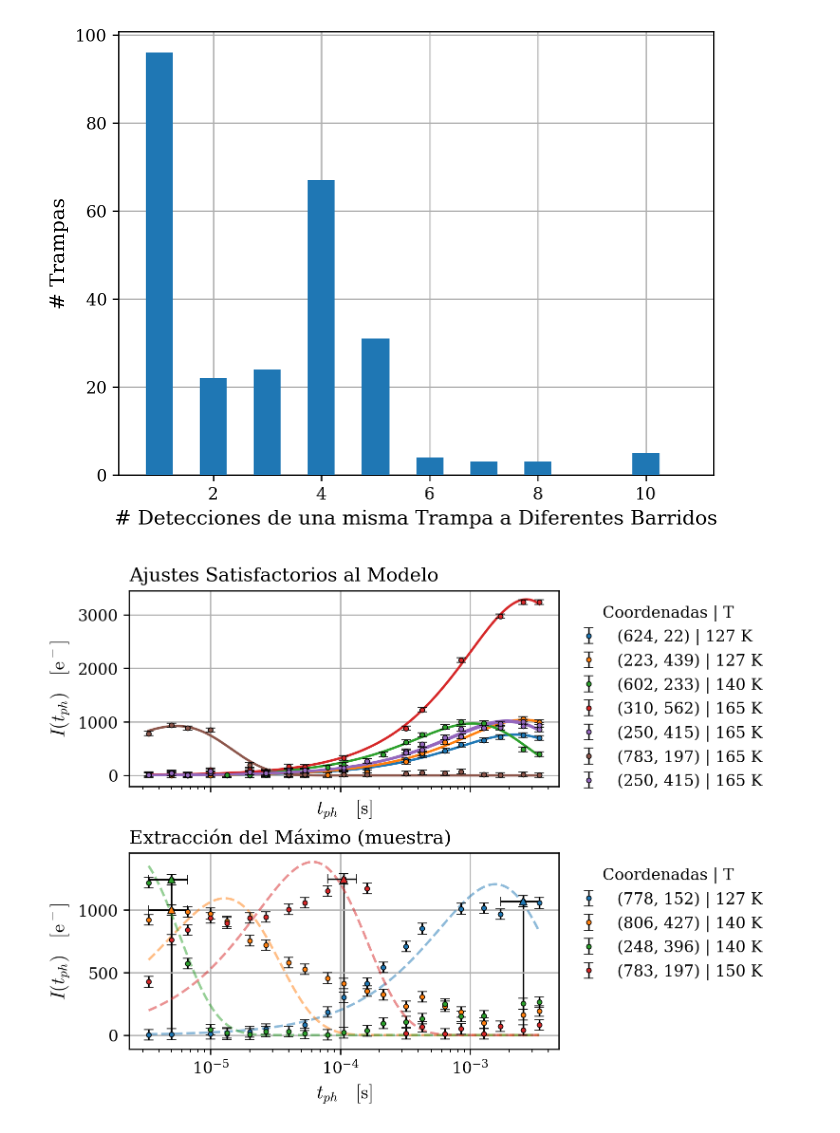
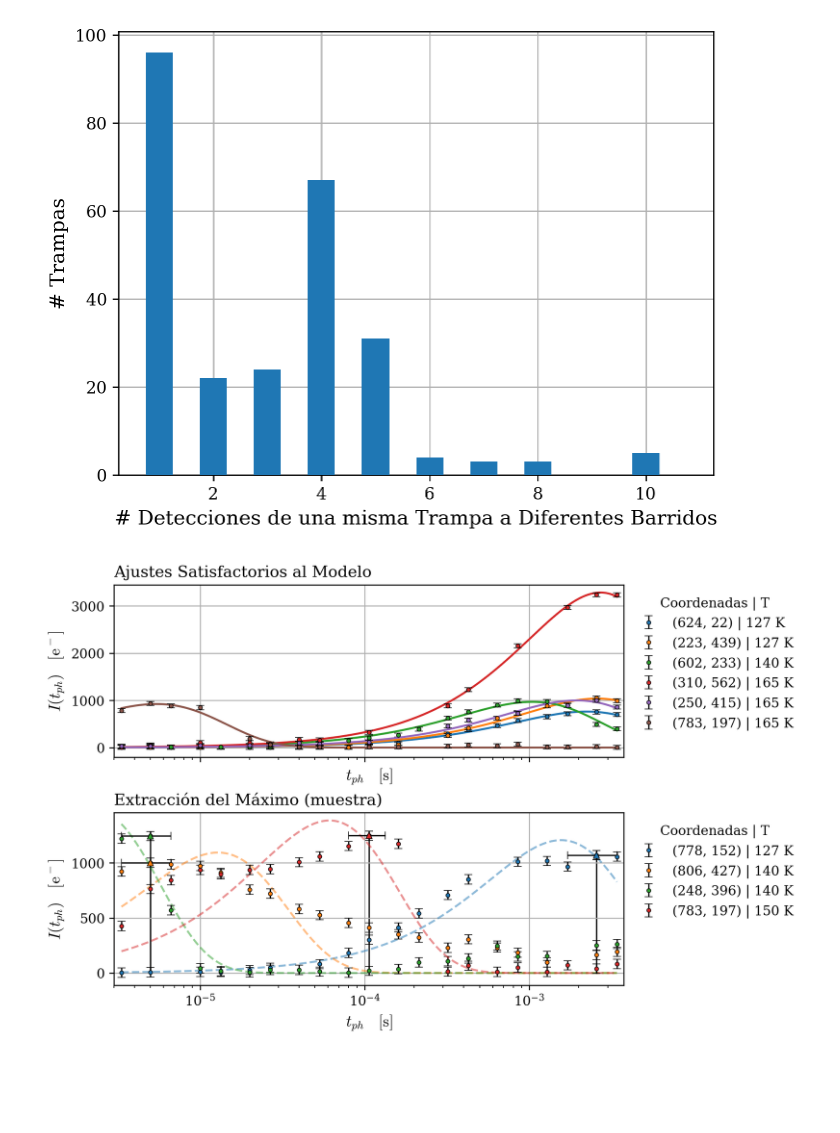
Before and after one commit to agustinbrusco/LAMBDA_Hub, a Jupyter notebook: skipper_image_analysis/reorganized_pocket_analysis.ipynb, the cells around one changed output. Drawn from its saved outputs; the diff is of its cells as text; code cells hidden in the pictures; blank space fills up the shorter version.

Commit message:
plot ajustes sin repetir trampas

```diff
--- a/skipper_image_analysis/reorganized_pocket_analysis.ipynb
+++ b/skipper_image_analysis/reorganized_pocket_analysis.ipynb
@@ -535,10 +537,11 @@ plt.show()
 Se hallaron 255 trampas únicas en todos los barridos.
 [figure]
 # %%
-fig, axs = plt.subplots(2, 1, sharex=True, layout="constrained")
+fig, axs = plt.subplots(2, 1, sharex=True, layout="constrained", figsize=(8, 5))
 # Para los ajustes satisfactorios
 axs[0].set_title("Ajustes Satisfactorios al Modelo", loc="left")
 plot_idx = 0
+skip_plot = False
 trampas_ajustadas = []
 tau_ajustados = []
 err_tau_ajustados = []
@@ -594,8 +597,9 @@ for temperatura, carpetas in CARPETAS_POR_TEMP.items():
                 p_value = chi2.sf(chi2_obs, grados_libertad)  # Survival function
                 if p_value > 0.05:  # Si el ajuste es satisfactorio
                     if coords[-1] in trampas_ajustadas:  # Si ya ajusté esta trampa
-                        trampa_idx = trampas_ajustadas.index(coords[-1])
-                        color = f"C{trampa_idx%10}"
+                        # trampa_idx = trampas_ajustadas.index(coords[-1])
+                        # color = f"C{trampa_idx%10}"
+                        skip_plot = True
                     else:  # Si es una trampa nueva
                         color = f"C{plot_idx%10}"
                         plot_idx += 1
@@ -604,20 +608,22 @@ for temperatura, carpetas in CARPETAS_POR_TEMP.items():
                     err_tau_ajustados.append(perr[0]/CLOCKS_TO_SEC)  # s
                     temps_datos_ajustados.append(temperatura)  # K
                     # Lo que queda del bloque son solo gráficos
-                    axs[0].plot(
-                        dtph_dense/CLOCKS_TO_SEC,
-                        intensidad_func(dtph_dense, *popt),
-                        c=color,
-                    )
-                    axs[0].errorbar(
-                        dtph_vals/CLOCKS_TO_SEC,
-                        intensidades,
-                        yerr=error_vals,
-                        fmt=f".{color}", label=f"{coords[-1]} | {temperatura} K",
-                        markeredgecolor="k", markeredgewidth=0.5,
-                        linestyle="",
-                        ecolor="k", elinewidth=1, capsize=3,
-                    )
+                    if not skip_plot:
+                        axs[0].plot(
+                            dtph_dense/CLOCKS_TO_SEC,
+                            intensidad_func(dtph_dense, *popt),
+                            c=color,
+                        )
+                        axs[0].errorbar(
+                            dtph_vals/CLOCKS_TO_SEC,
+                            intensidades,
+                            yerr=error_vals,
+                            fmt=f".{color}", label=f"{coords[-1]} | {temperatura} K",
+                            markeredgecolor="k", markeredgewidth=0.5,
+                            linestyle="",
+                            ecolor="k", elinewidth=1, capsize=3,
+                        )
+                    skip_plot = False
                 # Selección de Máximos (filtrando de máximos espurios)
                 intensidades_sin_pico = intensidades.copy()
                 intensidades_sin_pico[idx_pico] = 0
@@ -648,31 +654,33 @@ for temperatura, carpetas in CARPETAS_POR_TEMP.items():
                         fmt=f".C{plot_count%10}", label=f"{coords[-1]} | {temperatura} K",
                         markeredgecolor="k", markeredgewidth=0.5,
                         linestyle="", alpha=1,
                         ecolor="k", elinewidth=1, capsize=3,
                     )
                     axs[1].errorbar(
                         dtph_maxval/CLOCKS_TO_SEC,
                         intensidad_maxval,
                         yerr=error_vals[idx_pico],
                         xerr=error_determinacion_pico,
                         fmt=f"^C{plot_count%10}",
                         markeredgecolor="k", markeredgewidth=0.5,
                         markersize=5, alpha=1,
                         ecolor="k", elinewidth=1, capsize=3,
                     )
                     axs[1].plot(
                         [dtph_maxval/CLOCKS_TO_SEC, dtph_maxval/CLOCKS_TO_SEC],
                         [0, intensidad_maxval],
                         ls="-", c="k", zorder=0, lw=1
                     )
                     plot_count += 1
 
 for ax in axs:
     ax.grid()
     ax.legend(title="Coordenadas | T", loc="upper left", bbox_to_anchor=(1, 1), frameon=False)
     ax.set_xscale("log")
     ax.set_xlabel("$t_{ph}\quad\mathrm{[s]}$")
+    ax.set_xlim(left=50/CLOCKS_TO_SEC*0.9, right=51200/CLOCKS_TO_SEC*1.1)
     ax.set_ylabel("$I(t_{ph})\quad\mathrm{[e^-]}$")
+    # ax.set_ylim(top=1.5e3)
 plt.show()
 # %% [output]
-[figure, old version]
+[figure, new version]
```
Also changed, not shown: parts of 1 cell of this notebook.
